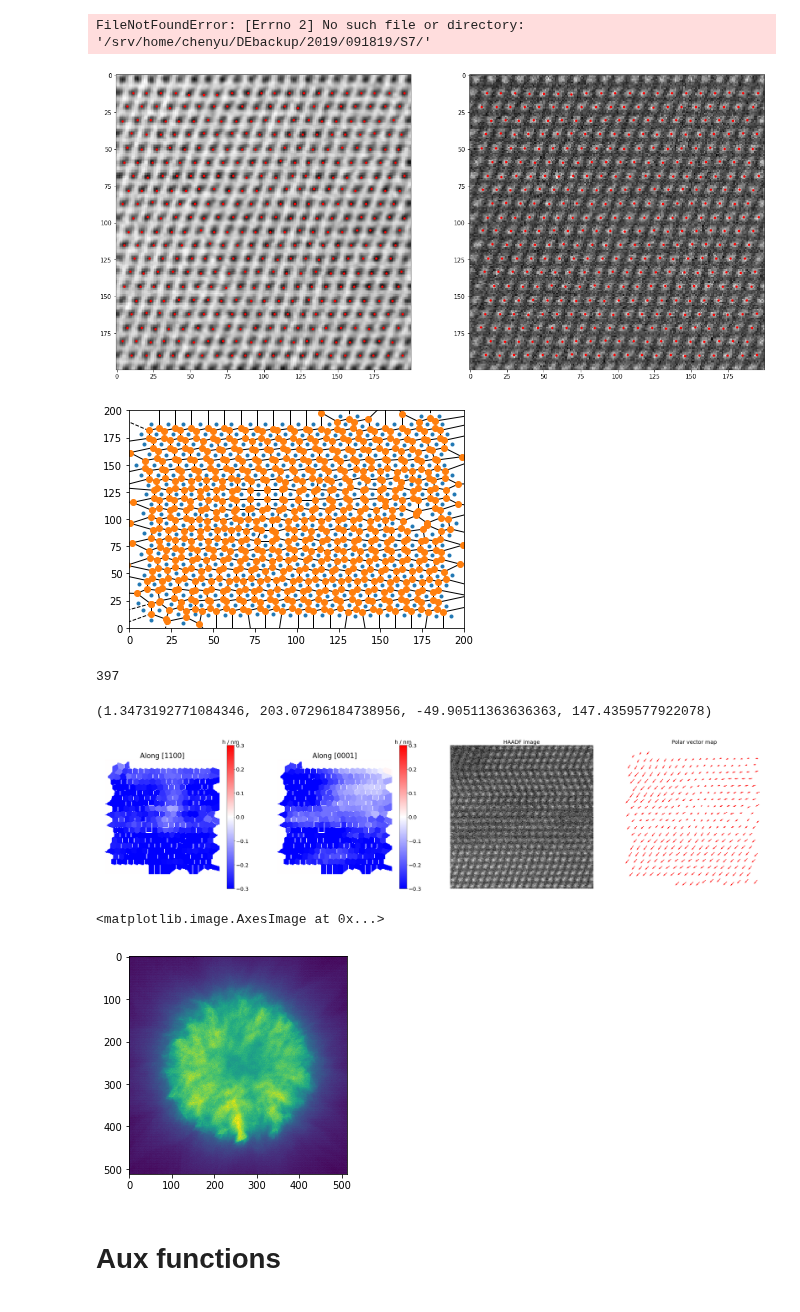
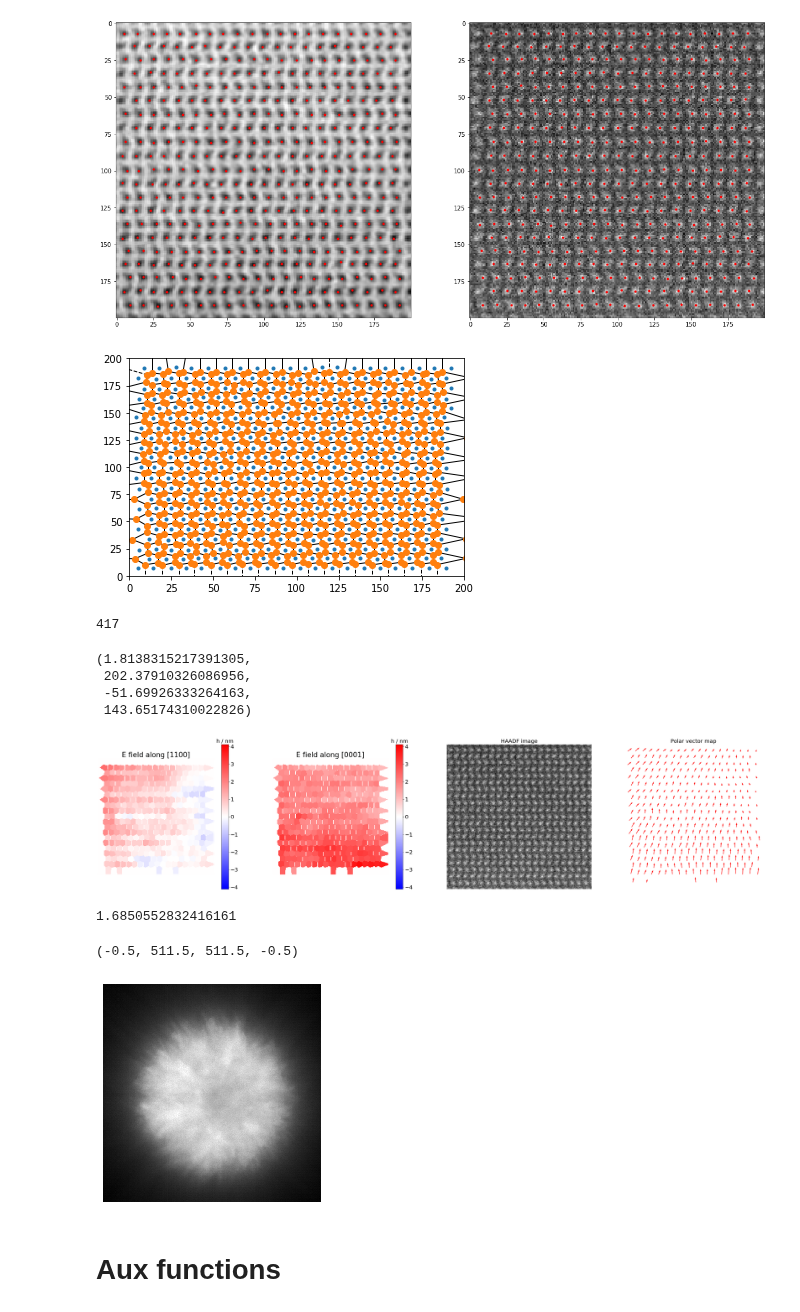
Before and after one commit to CY-Zhang/PyProcessingCodes, a Jupyter notebook: PolarizationAnalysis/PolarizationAnalysis_7_LiZnSb_091819.ipynb, the cells around one changed output. Cells and saved outputs as stored; diff of their text form; code cells hidden in the pictures.

Commit message:
Revisit electric field detection, renamed files.

```diff
--- a/PolarizationAnalysis/PolarizationAnalysis_7_LiZnSb_091819.ipynb
+++ b/PolarizationAnalysis/PolarizationAnalysis_7_LiZnSb_091819.ipynb
@@ -19,7 +19,7 @@ import glob,os
 from scipy import optimize
 from pylab import *
 # %%
-path = '/srv/home/chenyu/DEbackup/2019/091819/S7/'
+path = '/srv/home/chenyu/DEbackup/2019/091819/S3/'
 
 # Load HAADF file
 file_HAADF = [image for image in os.listdir(path) if '_Preview' in image]
@@ -62,8 +62,6 @@ for i in range(coordinates.shape[0]):
 
         peaks_x_fit.append(param[2]+x-6)
         peaks_y_fit.append(param[3]+y-6)
-# %% [output]
-FileNotFoundError: [Errno 2] No such file or directory: '/srv/home/chenyu/DEbackup/2019/091819/S7/'
 # %%
 
 fig = plt.figure(figsize=(30,10))
@@ -80,7 +78,7 @@ plt.plot(peaks_x_fit, peaks_y_fit,'r.')
 peaks_x_fit = coordinates[:,1]
 peaks_y_fit = coordinates[:,0]
 # %% [output]
-[figure, old version]
+[figure, new version]
 # %%
 # Build Voroni cells
 from scipy.spatial import Voronoi, voronoi_plot_2d
@@ -92,8 +90,8 @@ plt.show()
 
 len(vor.regions)
 # %% [output]
-[figure, old version]
+[figure, new version]
-397
+417
 # %%
 # Refine detected Voroni polygons, remove all the ones that contains border, i.e. vor.regions contain -1, empty cell,
 # cell with negative border, cell with border over pixel range
@@ -144,7 +142,7 @@ kx = np.linspace(0,kx-1,kx)
 ky = np.linspace(0,ky-1,ky)
 weights_x, weights_y = np.meshgrid(kx,ky)
 ref = np.load('/srv/home/chenyu/DEbackup/091819/BlankCOM.npy')
-ExpName = 'S5'
+ExpName = 'S3'
 COM_exp = np.zeros((num_rows,num_cols,2))
 for irow in range(rx):
     for icol in range(ry):
@@ -196,10 +194,10 @@ for i in range(int(np.amax(voroni_idx))):
 # %%
 fig = plt.figure(figsize=(45,10))
 fig.add_subplot(1,4,1)
-plt.imshow(voroni_x  * 0.147 * 0.4,cmap=plt.cm.bwr,\
-           clim=[-0.3,0.3])
+plt.imshow(voroni_x  * 0.147 * 0.4* 13.70,cmap=plt.cm.bwr,\
+           clim=[-0.3* 13.70,0.3* 13.70])
 # plt.clim([-3* 0.147 * 0.4,3* 0.147 * 0.4])
-plt.title('Along [1100]',fontsize=26)
+plt.title('E field along [1100]',fontsize=26)
 plt.xlim([0,200])
 plt.ylim([200,0])
 cbar = plt.colorbar()
@@ -208,8 +206,8 @@ cbar.ax.set_title('h / nm', fontsize = 20)
 plt.axis('off')
 
 fig.add_subplot(1,4,2)
-plt.imshow(voroni_y *0.147 * 0.4,cmap=plt.cm.bwr,clim = [-0.3, 0.3])
-plt.title('Along [0001]',fontsize=26)
+plt.imshow(voroni_y *0.147 * 0.4* 13.70,cmap=plt.cm.bwr,clim = [-0.3* 13.70, 0.3* 13.70])
+plt.title('E field along [0001]',fontsize=26)
 # plt.clim([-3* 0.147 * 0.4,3* 0.147 * 0.4])
 plt.xlim([0,200])
 plt.ylim([200,0])
@@ -231,20 +229,28 @@ plt.quiver(voroni_list[:,1], 150-voroni_list[:,0], voroni_list[:,2], voroni_list
 plt.title('Polar vector map', fontsize=20)
 plt.axis('off')
 # %% [output]
-(1.3473192771084346, 203.07296184738956, -49.90511363636363, 147.4359577922078)
+(1.8138315217391305,
+ 202.37910326086956,
+ -51.69926333264163,
+ 143.65174310022826)
-[figure, old version]
+[figure, new version]
+# %%
+np.mean(voroni_y *0.147 * 0.4* 13.70)
+# %% [output]
+1.6850552832416161
 # %%
 PACBED = np.zeros((512,512))
 for irow in range(rx):
     for icol in range(ry):
-        filenum = irow*num_cols+icol+1
-        frame = np.load(path+'npy/'+'S5_'+format(filenum,'05')+'.npy')
+        filenum = irow*ry+icol+1
+        frame = np.load(path+'npy/'+'S3_'+format(filenum,'05')+'.npy')
         PACBED = PACBED + frame
 # %%
-plt.imshow(PACBED)
+plt.imshow(PACBED,cmap='gray')
+plt.axis('off')
 # %% [output]
-<matplotlib.image.AxesImage at 0x...>
+(-0.5, 511.5, 511.5, -0.5)
-[figure, old version]
+[figure, new version]
 # %% [markdown]
 # Aux functions
 # %%
```
Also changed, not shown: parts of 1 cell of this notebook, 4 other files.
